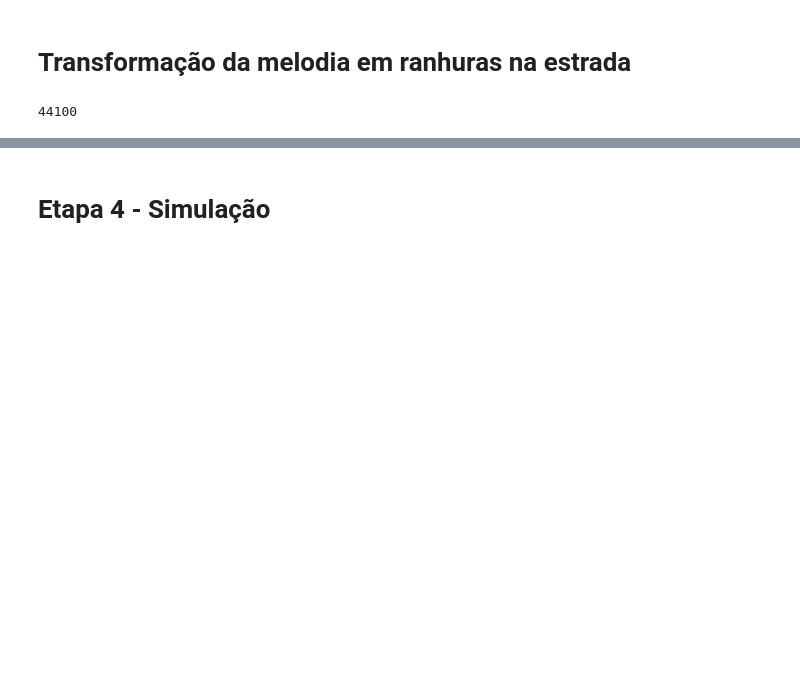
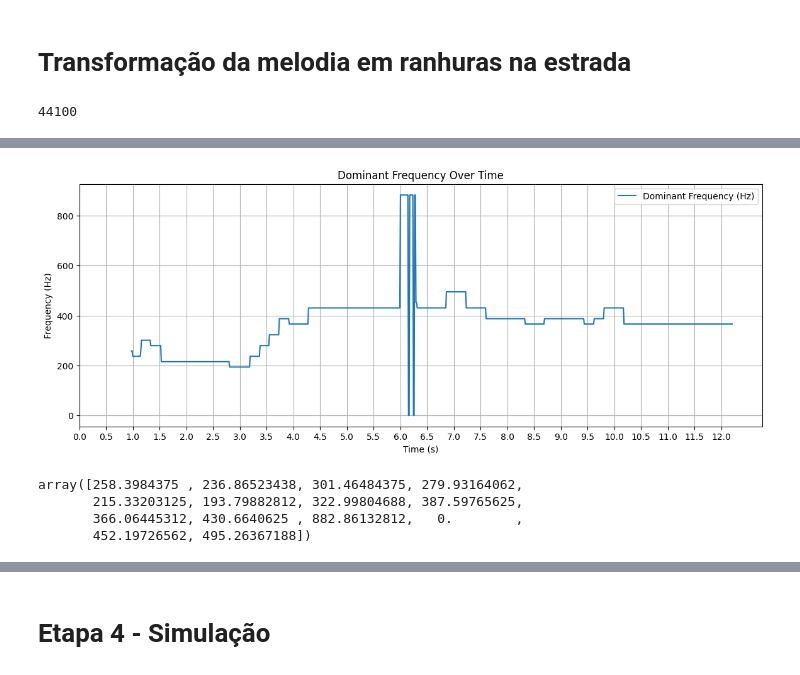
Before and after one commit to murillostein/projeto-vibracoes, a Jupyter notebook: 01_definicao_faixa_sonora.ipynb, the cells around one changed output, grey strips where cells are left out. Drawn from its saved outputs; the diff is of its cells as text; code cells hidden in the pictures; blank space fills up the shorter version.

```diff
--- a/01_definicao_faixa_sonora.ipynb
+++ b/01_definicao_faixa_sonora.ipynb
@@ -71,0 +96,49 @@ plt.show()
+# %%
+# Compute the STFT
+D = librosa.stft(y, n_fft=2048, hop_length=512)
+
+# Get the magnitude spectrogram
+S = np.abs(D)
+
+# Get the frequencies corresponding to the STFT bins
+frequencies = librosa.fft_frequencies(sr=sr, n_fft=2048)
+
+# Create a time array for plotting
+times = librosa.times_like(S, sr=sr, hop_length=512)
+# %%
+# Find the index of the maximum frequency at each time step
+max_indices = np.argmax(S, axis=0)
+
+# Get the corresponding dominant frequencies
+dominant_frequencies = frequencies[max_indices]
+
+times = times[84:1052]
+dominant_frequencies = dominant_frequencies[84:1052]
+
+dominant_frequencies[178] = dominant_frequencies[177]
+dominant_frequencies[285] = dominant_frequencies[286]
+dominant_frequencies[475] = dominant_frequencies[474]
+dominant_frequencies[476] = dominant_frequencies[474]
+dominant_frequencies[950] = dominant_frequencies[951]
+
+df = pd.DataFrame({'t': times, 'f': dominant_frequencies})
+
+# Plotting
+plt.figure(figsize=(14, 5))
+plt.plot(times, dominant_frequencies, label='Dominant Frequency (Hz)')
+plt.xlabel('Time (s)')
+plt.ylabel('Frequency (Hz)')
+plt.title('Dominant Frequency Over Time')
+plt.legend()
+plt.grid(True)
+plt.xticks(np.arange(0, 12.5, 0.5))
+plt.show()
+# %% [output]
+[figure, added]
+# %%
+df.f.unique()
+# %% [output]
+array([258.3984375 , 236.86523438, 301.46484375, 279.93164062,
+       215.33203125, 193.79882812, 322.99804688, 387.59765625,
+       366.06445312, 430.6640625 , 882.86132812,   0.        ,
+       452.19726562, 495.26367188])
```
Also changed, not shown: parts of 19 cells of this notebook, 1 other file.
